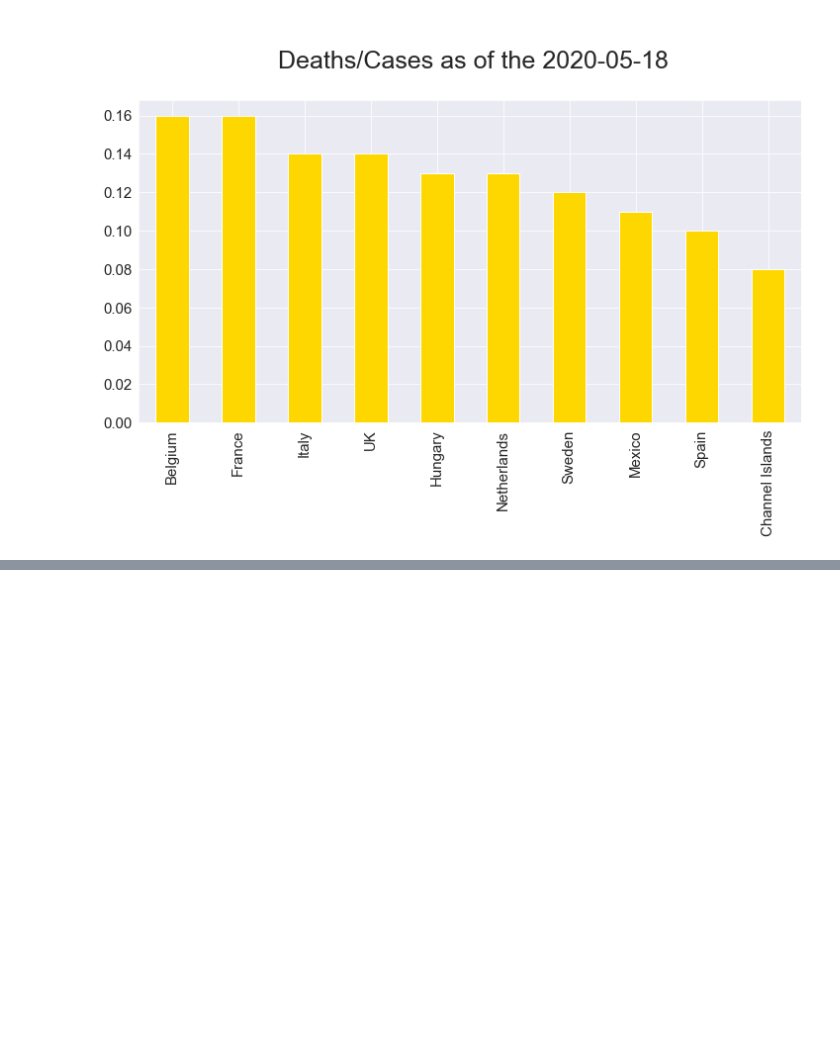
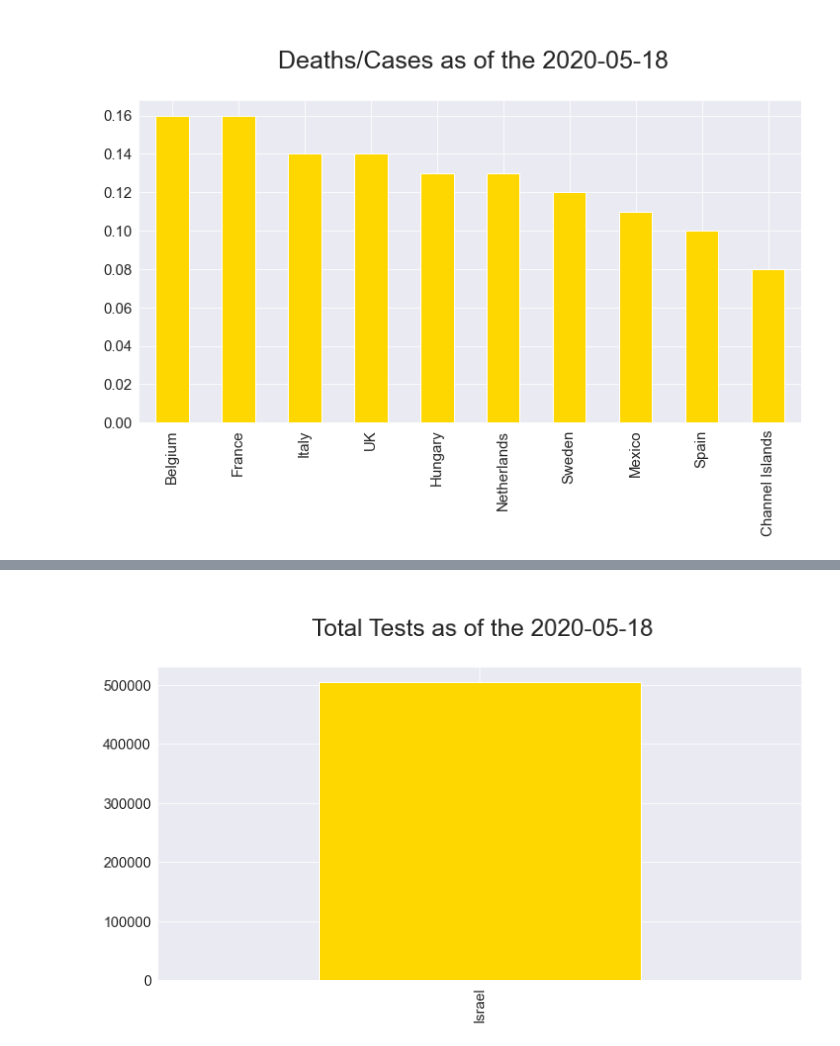
Before and after one commit to yanivmm/Data-Science, a Jupyter notebook: Corona.ipynb, the cells around one changed output, grey strips where cells are left out. Cells and saved outputs as stored; diff of their text form; code cells hidden in the pictures; blank space fills up the shorter version.

```diff
--- a/Corona.ipynb
+++ b/Corona.ipynb
@@ -203,0 +217,5 @@ plotGraph(column='Deaths/Cases',plot='bar',add=[])
+# %%
+plotGraph(column='Total Tests',top = (0,0),plot='bar')
+#Israel Tests sum(approx. 500K until 18/05/2020)
+# %% [output]
+[figure, added]
```
Also changed, not shown: parts of 3 cells of this notebook.
